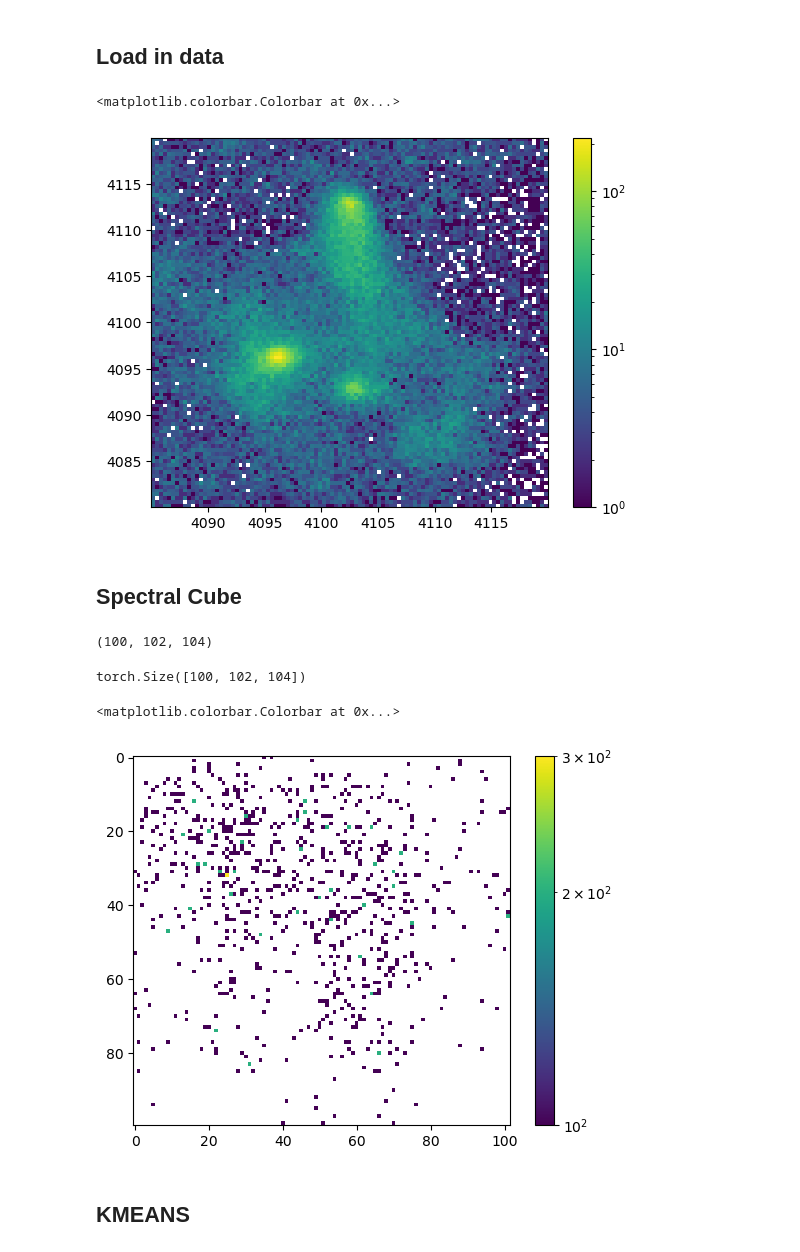
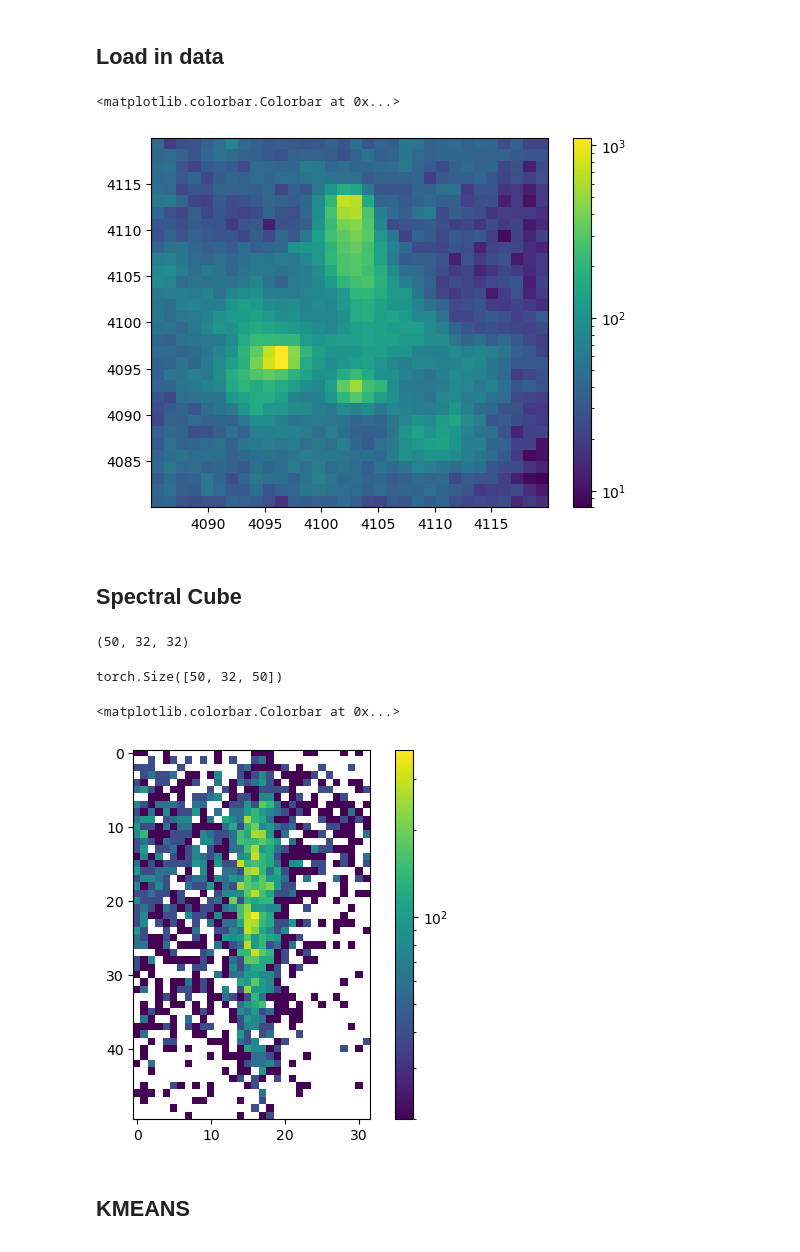
Before and after one commit to star-skelly/dogs_source_separation, a Jupyter notebook: try_pytorch.ipynb, the cells around one changed output. Saved outputs shown, nothing was run; the diff lists cells and outputs as text; code cells hidden in the pictures.

```diff
--- a/try_pytorch.ipynb
+++ b/try_pytorch.ipynb
@@ -34,13 +38,15 @@ subset = df[(df['x'] > XMIN) & (df['x'] < XMAX) & \
             (df['y'] > YMIN) & (df['y'] < YMAX) & \
             (df['energy'] > 2000) & (df['energy'] < 8000)]
 
-BINNING = 100
+BINX = 32
+BINY = 32
+BINE = 50
 
-_ = plt.hist2d(subset['x'], subset['y'], bins=BINNING, cmap='viridis', norm=LogNorm())
+_ = plt.hist2d(subset['x'], subset['y'], bins=(BINX, BINY), cmap='viridis', norm=LogNorm())
 plt.colorbar()
 # %% [output]
 <matplotlib.colorbar.Colorbar at 0x...>
-[figure, old version]
+[figure, new version]
 # %%
 ## Get low energy subset
 EMIN = 2000
@@ -51,13 +57,13 @@ low_e_subset = df[(df['x'] > XMIN) & (df['x'] < XMAX) & \
 # %% [markdown]
 ## Spectral Cube ##
 # %%
-spectral_cube, _ = np.histogramdd(subset[['energy', 'x', 'y']].values, bins=(BINNING, BINNING+2, BINNING+4))
+spectral_cube, _ = np.histogramdd(subset[['energy', 'x', 'y']].values, bins=(BINE, BINX, BINY))
 print(spectral_cube.shape)
 
 # Convert the spectral cube to a PyTorch tensor
 spectral_cube_tensor = torch.tensor(spectral_cube, dtype=torch.float32)
 # %% [output]
-(100, 102, 104)
+(50, 32, 32)
 # %%
 import torch.nn as nn
 
@@ -74,38 +80,38 @@ class SpectralImageModel(nn.Module):
         # spectrum_1d: shape (bins_1d,)
         # Output: shape (bins_2d, bins_2d, bins_1d)
         # Outer product: each pixel in image_2d multiplies the whole spectrum
         return image_2d.unsqueeze(-1) * spectrum_1d
 
 def spectral_image_model(image_2d, spectrum_1d):
     """
     Create a spectral image model that combines a 2D image with a 1D spectrum.
 
     Parameters:
     - image_2d: A 2D tensor representing the image.
     - spectrum_1d: A 1D tensor representing the spectrum.
 
     Returns:
     - A 3D tensor where each pixel in the 2D image is multiplied by the 1D spectrum.
     """
     model = spectrum_1d * image_2d.unsqueeze(-1)
     return model
 
 # Example usage:
 # model = SpectralImageModel(BINNING, BINNING)
 # output_cube = model(image_2d, spectrum_1d)
 
-spectrum_1d = torch.tensor(np.arange(BINNING+4), dtype=torch.float32)  # Example spectrum, replace with actual data
-image_2d = torch.tensor(spectral_cube[:,:,50], dtype=torch.float32)  # Example image, replace with actual data
+spectrum_1d = torch.tensor(np.arange(BINE), dtype=torch.float32)  # Example spectrum, replace with actual data
+image_2d = torch.tensor(spectral_cube[:,:,20], dtype=torch.float32)  # Example image, replace with actual data
 model_cube = spectral_image_model(image_2d, spectrum_1d)
 
-i = 100
+i = 20
 print(model_cube.shape)
 plt.imshow(model_cube[:, :, i].numpy(), cmap='viridis', norm=LogNorm())
 plt.colorbar()
 # %% [output]
-torch.Size([100, 102, 104])
+torch.Size([50, 32, 50])
 <matplotlib.colorbar.Colorbar at 0x...>
-[figure, old version]
+[figure, new version]
 # %% [markdown]
 ## KMEANS ##
 # %%
```
Also changed, not shown: parts of 12 cells of this notebook, 1 other file.
